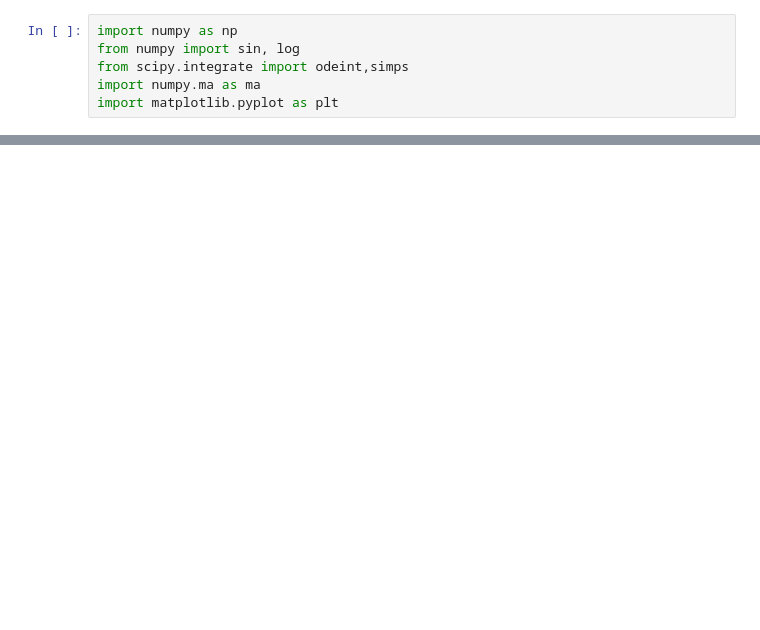
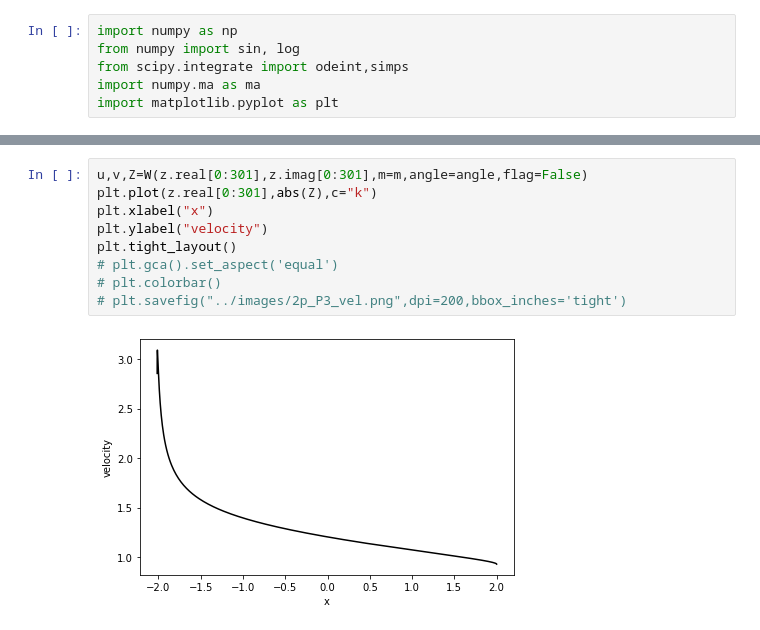
Before and after one commit to Amiren96/Amiren96, a Jupyter notebook: hwk2_P2.ipynb, the cells around one changed output, grey strips where cells are left out. Cells and saved outputs as stored; diff of their text form; blank space fills up the shorter version.

```diff
--- a/hwk2_P2.ipynb
+++ b/hwk2_P2.ipynb
@@ -80,0 +91,11 @@ plt.legend()
+# %%
+u,v,Z=W(z.real[0:301],z.imag[0:301],m=m,angle=angle,flag=False)
+plt.plot(z.real[0:301],abs(Z),c="k")
+plt.xlabel("x")
+plt.ylabel("velocity")
+plt.tight_layout()
+# plt.gca().set_aspect('equal')
+# plt.colorbar()
+# plt.savefig("../images/2p_P3_vel.png",dpi=200,bbox_inches='tight')
+# %% [output]
+[figure, added]
```
Also changed, not shown: parts of 7 cells of this notebook.
